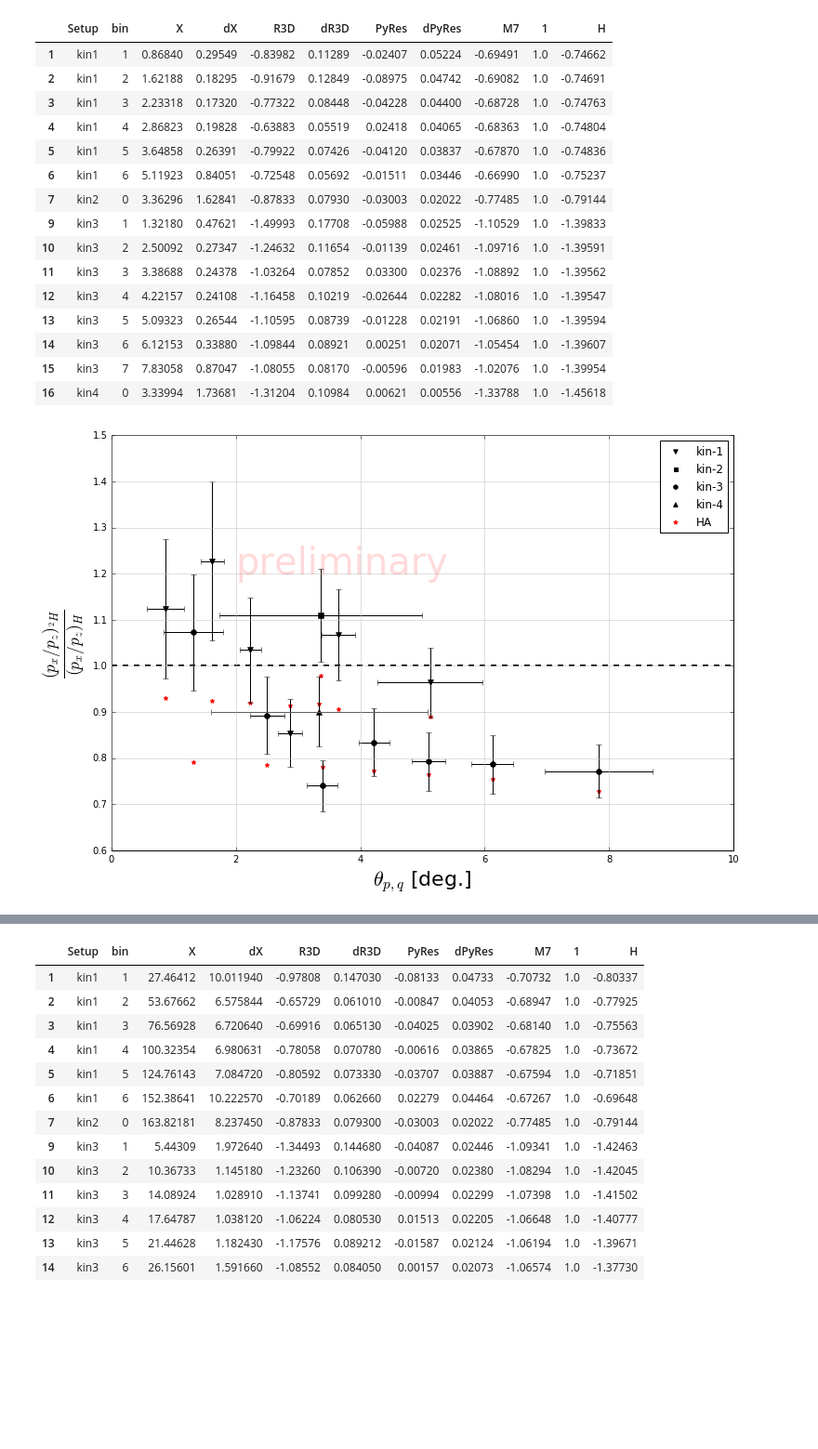
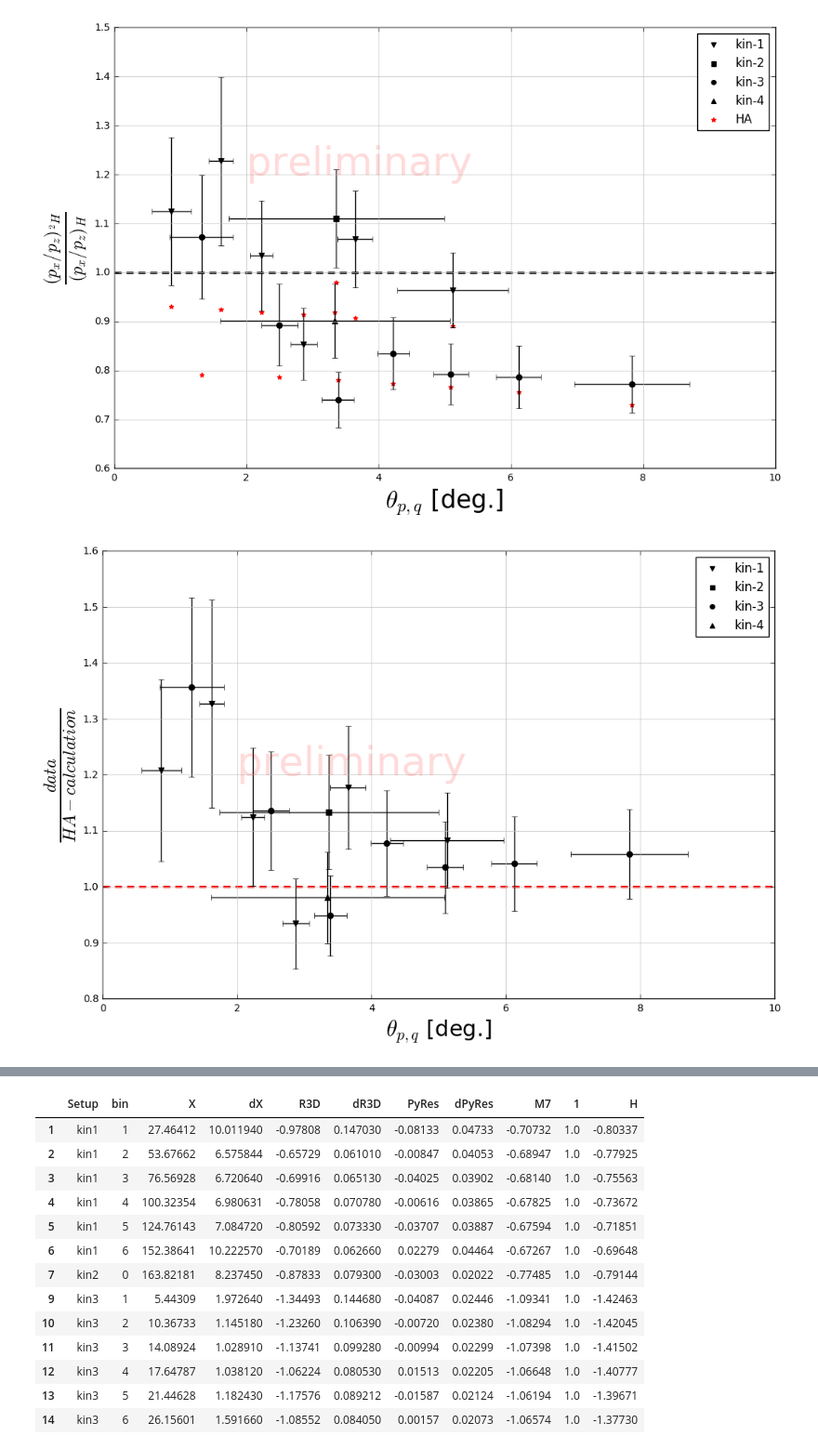
Before and after one commit to erezcoh4/MAINZDataAnalysis, a Jupyter notebook: PhysLettFigs/PhysLett-fig-plot-theta_pq.ipynb, the cells around one changed output, grey strips where cells are left out. Shown at 93% size. Saved outputs shown, nothing was run; the diff lists cells and outputs as text; code cells hidden in the pictures; blank space fills up the shorter version.

```diff
--- a/PhysLettFigs/PhysLett-fig-plot-theta_pq.ipynb
+++ b/PhysLettFigs/PhysLett-fig-plot-theta_pq.ipynb
@@ -12,20 +82,10 @@ data = data[(data.bin!=0) | (data.Setup=='kin2')| (data.Setup=='kin4')]
-# %%
-data
-# %% [output]
-|  | Setup | bin | X | dX | R3D | dR3D | PyRes | dPyRes | M7 | 1 | H |
-| 1 | kin1 | 1 | 0.86840 | 0.29549 | -0.83982 | 0.11289 | -0.02407 | 0.05224 | -0.69491 | 1.0 | -0.74662 |
-| 2 | kin1 | 2 | 1.62188 | 0.18295 | -0.91679 | 0.12849 | -0.08975 | 0.04742 | -0.69082 | 1.0 | -0.74691 |
-| 3 | kin1 | 3 | 2.23318 | 0.17320 | -0.77322 | 0.08448 | -0.04228 | 0.04400 | -0.68728 | 1.0 | -0.74763 |
-| 4 | kin1 | 4 | 2.86823 | 0.19828 | -0.63883 | 0.05519 | 0.02418 | 0.04065 | -0.68363 | 1.0 | -0.74804 |
-| 5 | kin1 | 5 | 3.64858 | 0.26391 | -0.79922 | 0.07426 | -0.04120 | 0.03837 | -0.67870 | 1.0 | -0.74836 |
-| 6 | kin1 | 6 | 5.11923 | 0.84051 | -0.72548 | 0.05692 | -0.01511 | 0.03446 | -0.66990 | 1.0 | -0.75237 |
-| 7 | kin2 | 0 | 3.36296 | 1.62841 | -0.87833 | 0.07930 | -0.03003 | 0.02022 | -0.77485 | 1.0 | -0.79144 |
-| 9 | kin3 | 1 | 1.32180 | 0.47621 | -1.49993 | 0.17708 | -0.05988 | 0.02525 | -1.10529 | 1.0 | -1.39833 |
-| 10 | kin3 | 2 | 2.50092 | 0.27347 | -1.24632 | 0.11654 | -0.01139 | 0.02461 | -1.09716 | 1.0 | -1.39591 |
-| 11 | kin3 | 3 | 3.38688 | 0.24378 | -1.03264 | 0.07852 | 0.03300 | 0.02376 | -1.08892 | 1.0 | -1.39562 |
-| 12 | kin3 | 4 | 4.22157 | 0.24108 | -1.16458 | 0.10219 | -0.02644 | 0.02282 | -1.08016 | 1.0 | -1.39547 |
-| 13 | kin3 | 5 | 5.09323 | 0.26544 | -1.10595 | 0.08739 | -0.01228 | 0.02191 | -1.06860 | 1.0 | -1.39594 |
-| 14 | kin3 | 6 | 6.12153 | 0.33880 | -1.09844 | 0.08921 | 0.00251 | 0.02071 | -1.05454 | 1.0 | -1.39607 |
-| 15 | kin3 | 7 | 7.83058 | 0.87047 | -1.08055 | 0.08170 | -0.00596 | 0.01983 | -1.02076 | 1.0 | -1.39954 |
-| 16 | kin4 | 0 | 3.33994 | 1.73681 | -1.31204 | 0.10984 | 0.00621 | 0.00556 | -1.33788 | 1.0 | -1.45618 |
+# %%
+# data = dataQ22
+make_plot_double_ratio( dataQ22 , "theta_pq" ,
+                       '' ,'$\\theta_{p,q}$ [deg.]' ,  r'$\frac{(p_{x}/p_{z})_{^{2}H}}{(p_{x}/p_{z})_{H}}$' ,
+                       True )
+# data = data[(data.bin!=0) | (data.Setup=='kin2')| (data.Setup=='kin4')]
+# %% [output]
+[figure, added]
+[figure, added]
 # %%
@@ -58,25 +118,23 @@ yHAerrList = [-data.M7[data.Setup=='kin1']/data.H[data.Setup=='kin1'],
 # %%
-fig = plt.figure(figsize=(12,8))
-colorList = ['black','black','black','black']
-markerList= ['v','s','o','^']
-for i in range(len(xList)):
-    plt.scatter(xList[i], yList[i], color = colorList[i],
-                 marker= markerList[i],
-                 label='kin-%d'%(i+1))
-    plt.errorbar(xList[i], yList[i],
-                 xerr=[xerrList[i],xerrList[i]], yerr=[yerrList[i],yerrList[i]],
-                 color = colorList[i],
-                 marker= markerList[i],
-                 linestyle = 'none')
-plt.xlabel('$\\theta_{p,q}$ [deg.]',fontsize=22)
-plt.ylabel( r'$\frac{(p_{x}/p_{z})_{^{2}H}}{(p_{x}/p_{z})_{H}}$',fontsize=25)
-ax = fig.add_subplot(111)
-ax.text( 2, 1.2 , "preliminary" , fontsize=40 , color='red' , alpha = 0.15 )
-ax.grid(True,linestyle='-',color='0.75')
-matplotlib.pyplot.axhspan(ymin=1, ymax=1, xmin=0, xmax=1,linestyle='--',linewidth=2)
-plt.scatter(xArenhovel , yArehnovel, marker='*', color='r',label='HA')
-ax.legend(scatterpoints=1)
-plt.savefig("/Users/erezcohen/Desktop/theta_pq.pdf")
+# fig = plt.figure(figsize=(12,8))
+# colorList = ['black','black','black','black']
+# markerList= ['v','s','o','^']
+# for i in range(len(xList)):
+#     plt.scatter(xList[i], yList[i], color = colorList[i],
+#                  marker= markerList[i],
+#                  label='kin-%d'%(i+1))
+#     plt.errorbar(xList[i], yList[i],
+#                  xerr=[xerrList[i],xerrList[i]], yerr=[yerrList[i],yerrList[i]],
+#                  color = colorList[i],
+#                  marker= markerList[i],
+#                  linestyle = 'none')
+# plt.xlabel('$\\theta_{p,q}$ [deg.]',fontsize=22)
+# plt.ylabel( r'$\frac{(p_{x}/p_{z})_{^{2}H}}{(p_{x}/p_{z})_{H}}$',fontsize=25)
+# ax = fig.add_subplot(111)
+# ax.text( 2, 1.2 , "preliminary" , fontsize=40 , color='red' , alpha = 0.15 )
+# ax.grid(True,linestyle='-',color='0.75')
+# matplotlib.pyplot.axhspan(ymin=1, ymax=1, xmin=0, xmax=1,linestyle='--',linewidth=2)
+# plt.scatter(xArenhovel , yArehnovel, marker='*', color='r',label='HA')
+# ax.legend(scatterpoints=1)
+# plt.savefig("/Users/erezcohen/Desktop/theta_pq.pdf")
-# %% [output]
-[figure, removed]
 # %%
```
Also changed, not shown: parts of 10 cells of this notebook, 2 other files.
